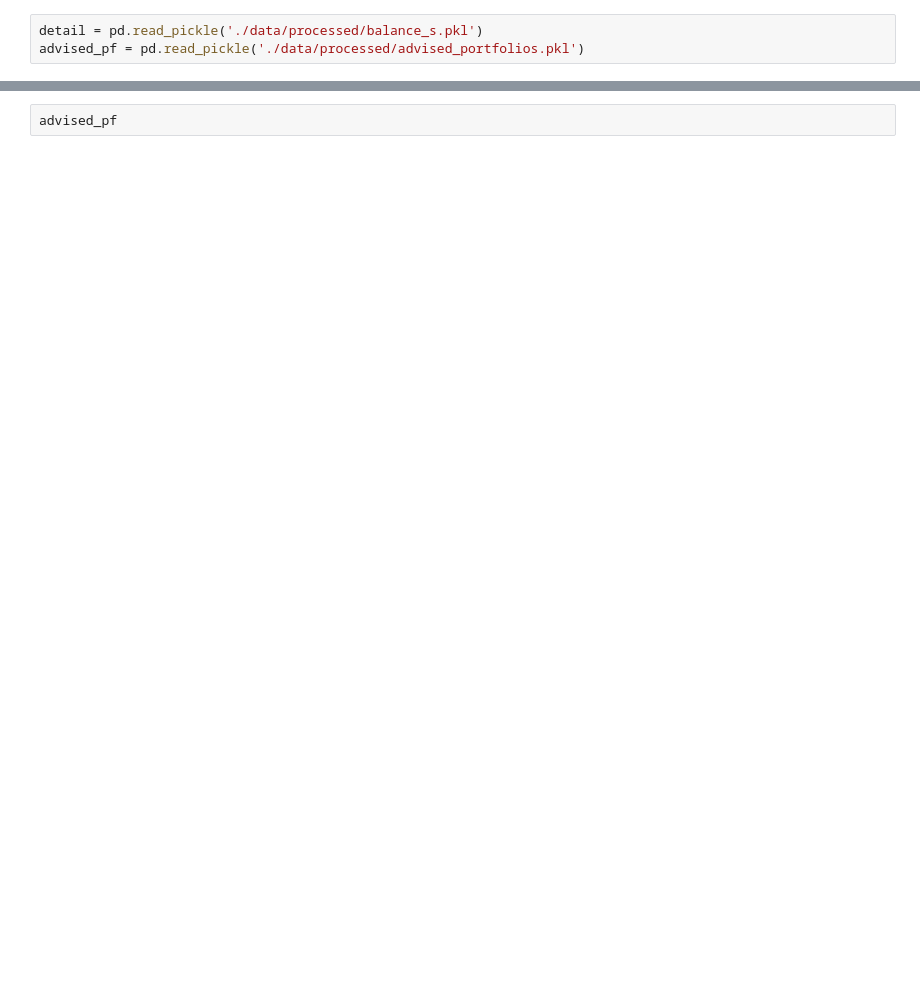
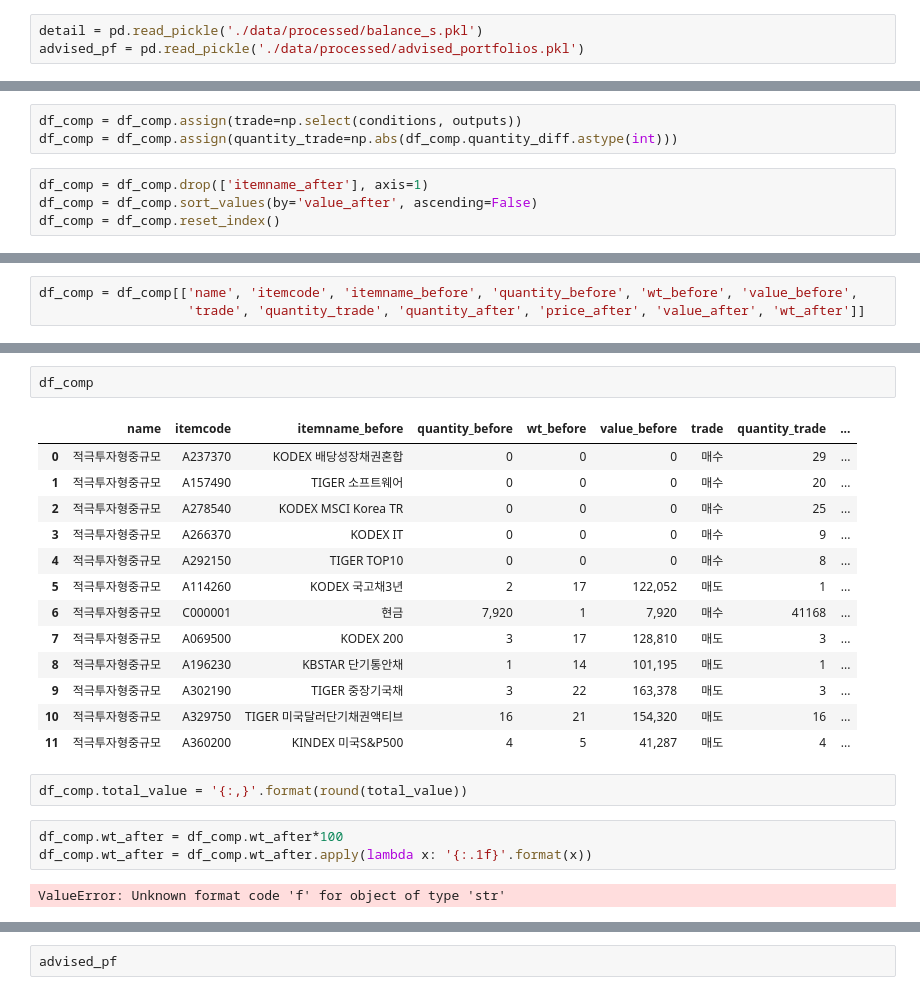
Before and after one commit to my2582/kisra, a Jupyter notebook: daily_rebalancing.ipynb, the cells around one changed output, grey strips where cells are left out. Cells and saved outputs as stored; diff of their text form; blank space fills up the shorter version.

```diff
--- a/daily_rebalancing.ipynb
+++ b/daily_rebalancing.ipynb
@@ -168,0 +319,7 @@ def run_simulation(first_trade=False, new_units=None, prices=None, remaining_cas
+# %%
+df_comp = df_comp.assign(trade=np.select(conditions, outputs))
+df_comp = df_comp.assign(quantity_trade=np.abs(df_comp.quantity_diff.astype(int)))
+# %%
+df_comp = df_comp.drop(['itemname_after'], axis=1)
+df_comp = df_comp.sort_values(by='value_after', ascending=False)
+df_comp = df_comp.reset_index()
@@ -168,0 +339,3 @@ def run_simulation(first_trade=False, new_units=None, prices=None, remaining_cas
+# %%
+df_comp = df_comp[['name', 'itemcode', 'itemname_before', 'quantity_before', 'wt_before', 'value_before',
+                   'trade', 'quantity_trade', 'quantity_after', 'price_after', 'value_after', 'wt_after']]
@@ -168,0 +352,23 @@ def run_simulation(first_trade=False, new_units=None, prices=None, remaining_cas
+# %%
+df_comp
+# %% [output]
+|  | name | itemcode | itemname_before | quantity_before | wt_before | value_before | trade | quantity_trade | ... |
+| 0 | 적극투자형중규모 | A237370 | KODEX 배당성장채권혼합 | 0 | 0 | 0 | 매수 | 29 | ... |
+| 1 | 적극투자형중규모 | A157490 | TIGER 소프트웨어 | 0 | 0 | 0 | 매수 | 20 | ... |
+| 2 | 적극투자형중규모 | A278540 | KODEX MSCI Korea TR | 0 | 0 | 0 | 매수 | 25 | ... |
+| 3 | 적극투자형중규모 | A266370 | KODEX IT | 0 | 0 | 0 | 매수 | 9 | ... |
+| 4 | 적극투자형중규모 | A292150 | TIGER TOP10 | 0 | 0 | 0 | 매수 | 8 | ... |
+| 5 | 적극투자형중규모 | A114260 | KODEX 국고채3년 | 2 | 17 | 122,052 | 매도 | 1 | ... |
+| 6 | 적극투자형중규모 | C000001 | 현금 | 7,920 | 1 | 7,920 | 매수 | 41168 | ... |
+| 7 | 적극투자형중규모 | A069500 | KODEX 200 | 3 | 17 | 128,810 | 매도 | 3 | ... |
+| 8 | 적극투자형중규모 | A196230 | KBSTAR 단기통안채 | 1 | 14 | 101,195 | 매도 | 1 | ... |
+| 9 | 적극투자형중규모 | A302190 | TIGER 중장기국채 | 3 | 22 | 163,378 | 매도 | 3 | ... |
+| 10 | 적극투자형중규모 | A329750 | TIGER 미국달러단기채권액티브 | 16 | 21 | 154,320 | 매도 | 16 | ... |
+| 11 | 적극투자형중규모 | A360200 | KINDEX 미국S&P500 | 4 | 5 | 41,287 | 매도 | 4 | ... |
+# %%
+df_comp.total_value = '{:,}'.format(round(total_value))
+# %%
+df_comp.wt_after = df_comp.wt_after*100
+df_comp.wt_after = df_comp.wt_after.apply(lambda x: '{:.1f}'.format(x))
+# %% [output]
+ValueError: Unknown format code 'f' for object of type 'str'
```
Also changed, not shown: parts of 28 cells of this notebook.
